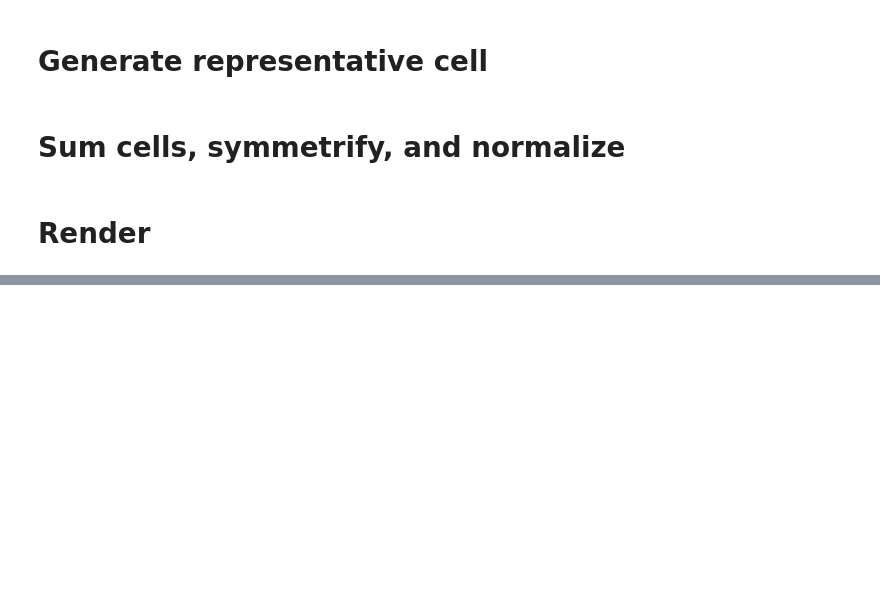
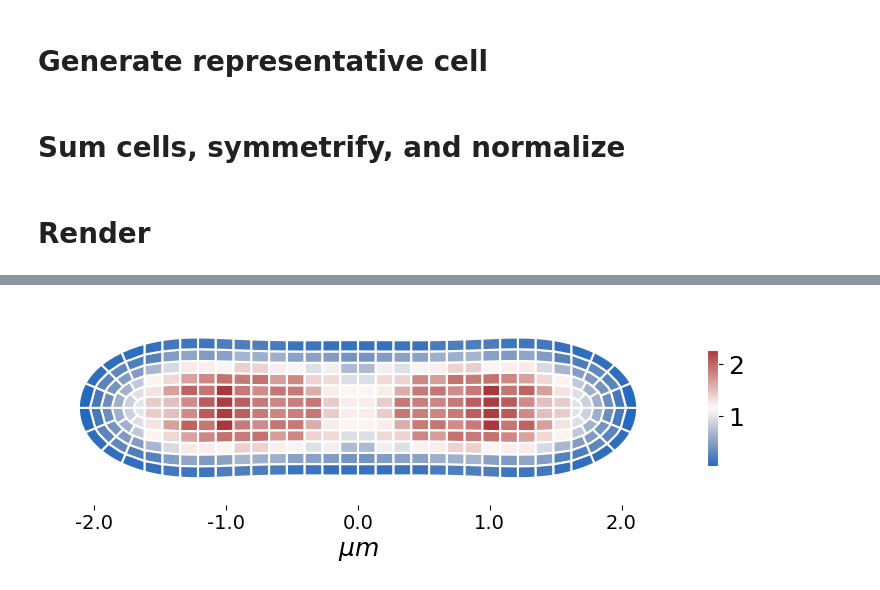
Before and after one commit to d-foust/spideymaps, a Jupyter notebook: make_heatmap.ipynb, the cells around one changed output, grey strips where cells are left out. Drawn from its saved outputs; the diff is of its cells as text; code cells hidden in the pictures; blank space fills up the shorter version.

```diff
--- a/make_heatmap.ipynb
+++ b/make_heatmap.ipynb
@@ -89,3 +115,10 @@ render_map(model_cell["polygons"], cpa_norm_sym)
+# %%
+vabs = np.abs(np.array(list(cpa_normed.values()))-1).max()
+# render_map(model_cell["polygons"], cpa_norm_sym, vmin=1-vabs, vmax=1+vabs)
+# render_map(model_cell["polygons"], cpa_norm_sym, vmin=1.5, vmax=1.9)
+render_map(model_cell["polygons"], cpa_norm_sym)
+# %% [output]
+[figure, added]
 # %%
 vals, pos = get_long_axis_vals(cpa_norm_sym, model_cell["polygons"])
 pos_centered = pos - np.median(pos)
```
Also changed, not shown: parts of 7 cells of this notebook, 2 other files.
